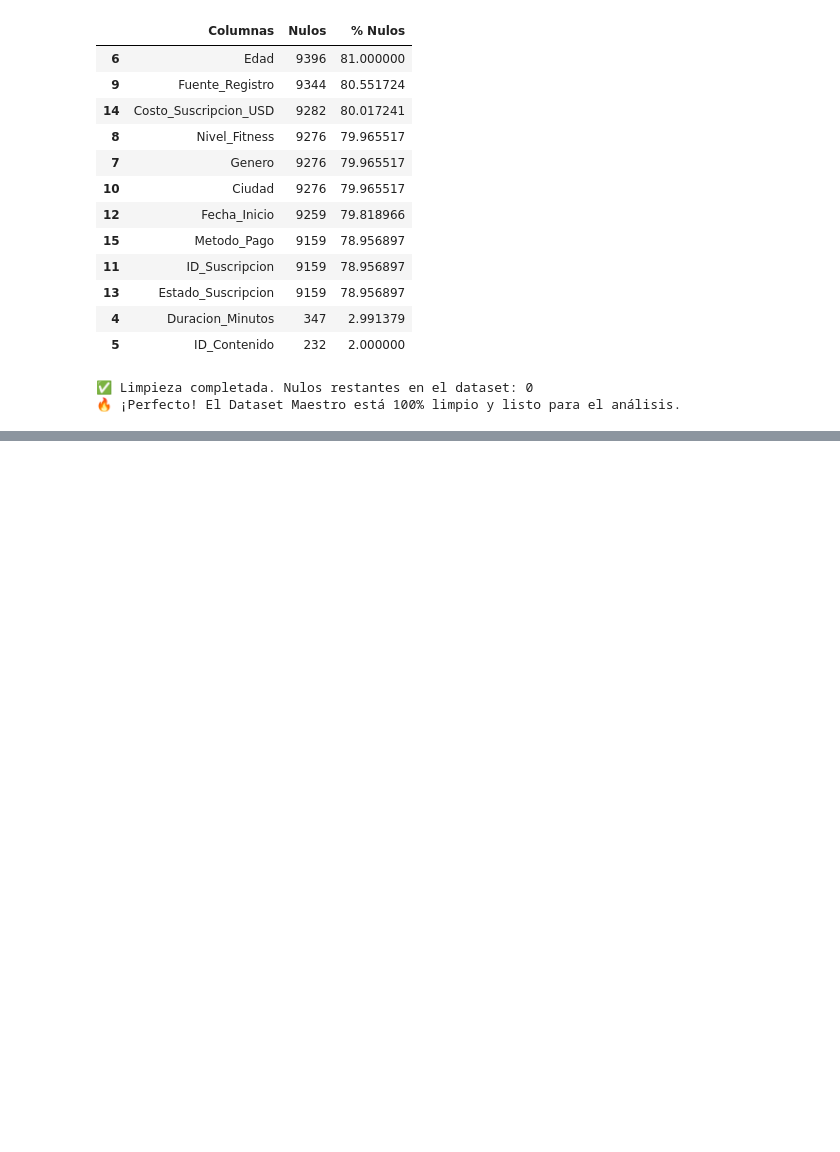
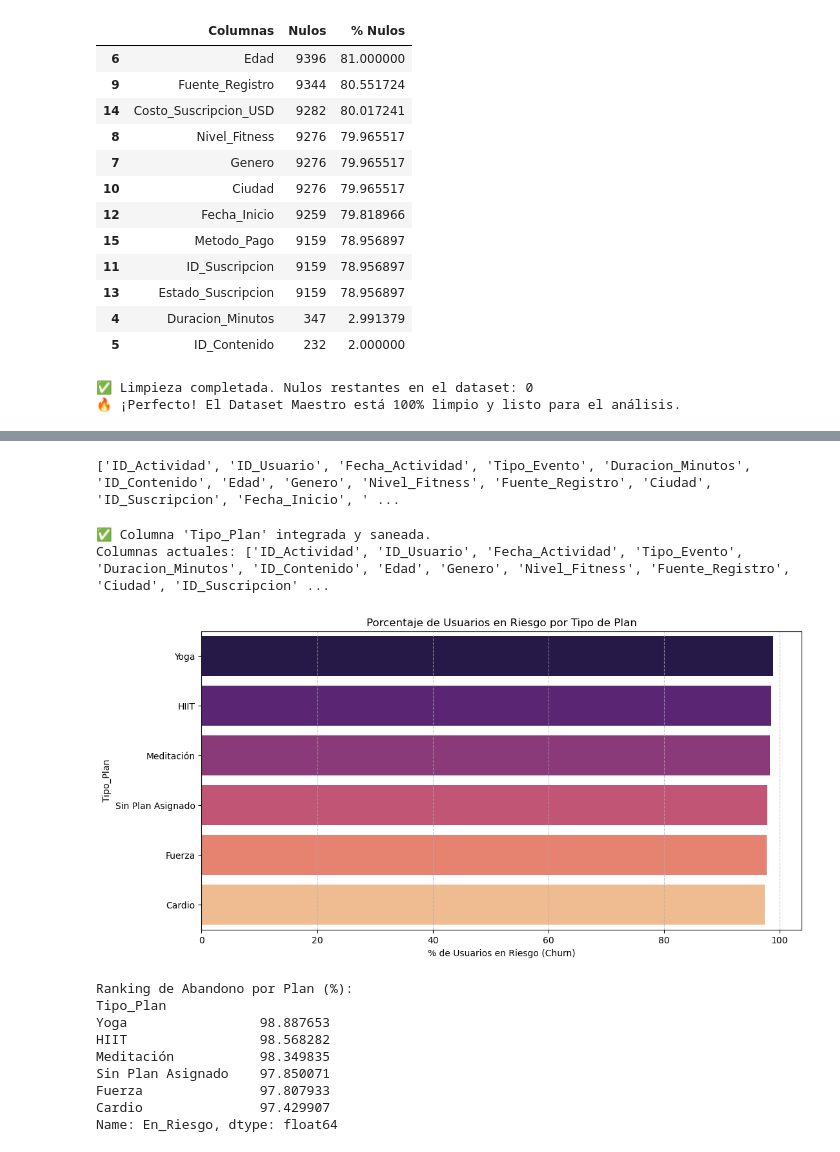
Before and after one commit to lgavegno/proyecto-fitNess-retencion, a Jupyter notebook: 02_limpieza_ETL_unificacion.ipynb, the cells around one changed output, grey strips where cells are left out. Drawn from its saved outputs; the diff is of its cells as text; code cells hidden in the pictures; blank space fills up the shorter version.

```diff
--- a/02_limpieza_ETL_unificacion.ipynb
+++ b/02_limpieza_ETL_unificacion.ipynb
@@ -176,0 +224,48 @@ if nulos_final == 0:
+# %%
+print(df_maestro.columns.tolist())
+# %% [output]
+['ID_Actividad', 'ID_Usuario', 'Fecha_Actividad', 'Tipo_Evento', 'Duracion_Minutos', 'ID_Contenido', 'Edad', 'Genero', 'Nivel_Fitness', 'Fuente_Registro', 'Ciudad', 'ID_Suscripcion', 'Fecha_Inicio', ' ...
+# %%
+# 10. Fix: Integración de Planes y Re-limpieza
+# Tomamos el plan más reciente por usuario para evitar duplicar registros de actividad
+progreso_clean = df_progreso.sort_values('Fecha_Actualizacion', ascending=False).drop_duplicates('ID_Usuario')
+
+# Unimos al maestro
+df_maestro = df_maestro.merge(progreso_clean[['ID_Usuario', 'Tipo_Plan', 'Porcentaje_Completado']],
+                              on='ID_Usuario', how='left')
+
+# Limpiamos los nuevos nulos generados por el merge
+df_maestro['Tipo_Plan'] = df_maestro['Tipo_Plan'].fillna('Sin Plan Asignado')
+df_maestro['Porcentaje_Completado'] = df_maestro['Porcentaje_Completado'].fillna(0)
+
+print("✅ Columna 'Tipo_Plan' integrada y saneada.")
+print(f"Columnas actuales: {df_maestro.columns.tolist()}")
+# %% [output]
+✅ Columna 'Tipo_Plan' integrada y saneada.
+Columnas actuales: ['ID_Actividad', 'ID_Usuario', 'Fecha_Actividad', 'Tipo_Evento', 'Duracion_Minutos', 'ID_Contenido', 'Edad', 'Genero', 'Nivel_Fitness', 'Fuente_Registro', 'Ciudad', 'ID_Suscripcion' ...
+# %%
+# 11. ¿Qué planes tienen más usuarios en riesgo?
+plt.figure(figsize=(12, 6))
+
+# Calculamos el porcentaje de riesgo por tipo de plan
+plan_riesgo = df_maestro.groupby('Tipo_Plan')['En_Riesgo'].mean().sort_values(ascending=False) * 100
+
+sns.barplot(x=plan_riesgo.values, y=plan_riesgo.index, hue=plan_riesgo.index, palette='magma', legend=False)
+plt.title('Porcentaje de Usuarios en Riesgo por Tipo de Plan')
+plt.xlabel('% de Usuarios en Riesgo (Churn)')
+plt.grid(axis='x', linestyle='--', alpha=0.7)
+plt.show()
+
+print("Ranking de Abandono por Plan (%):")
+print(plan_riesgo)
+# %% [output]
+[figure, added]
+Ranking de Abandono por Plan (%):
+Tipo_Plan
+Yoga                 98.887653
+HIIT                 98.568282
+Meditación           98.349835
+Sin Plan Asignado    97.850071
+Fuerza               97.807933
+Cardio               97.429907
+Name: En_Riesgo, dtype: float64
```
Also changed, not shown: parts of 3 cells of this notebook.
